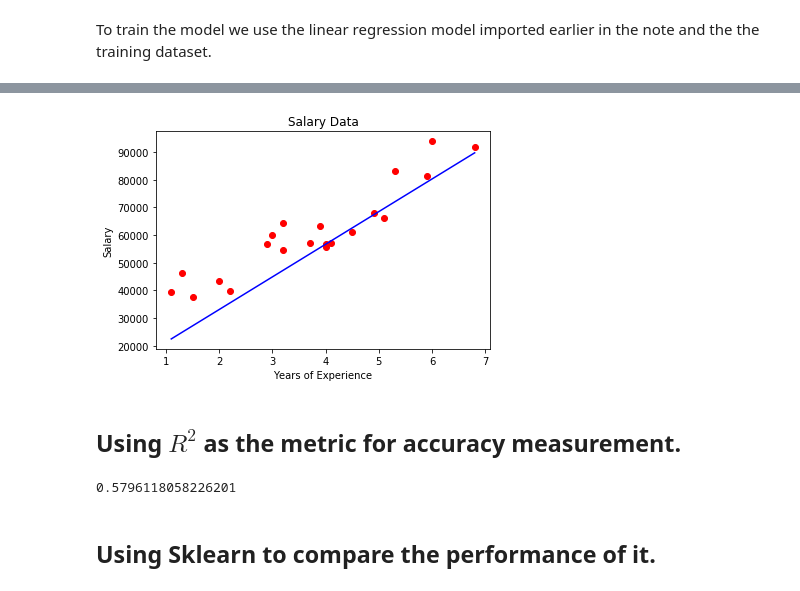
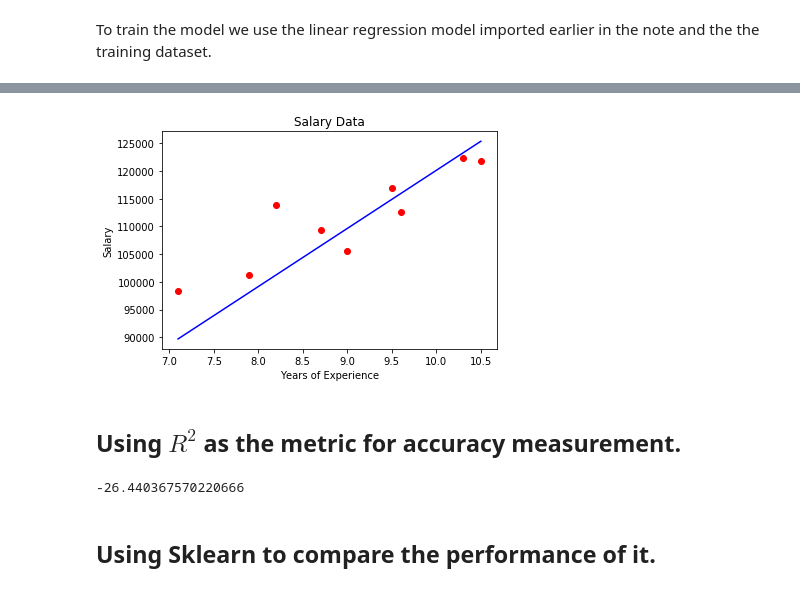
Before and after one commit to Fredpwol/LinearRegressionScratch, a Jupyter notebook: linear_model.ipynb, the cells around one changed output, grey strips where cells are left out. Cells and saved outputs as stored; diff of their text form; code cells hidden in the pictures.

```diff
--- a/linear_model.ipynb
+++ b/linear_model.ipynb
@@ -54,4 +54,4 @@ To train the model we use the linear regression model imported earlier in the no
 # %%
 model = Linear_Regressor()
 # %%
-model.train(X_train,y_train,epochs=2000,alpha=0.00001,verbose=1)
+model.train(X_train,y_train,epochs=4000,alpha=0.00001,verbose=0)
@@ -76,14 +58,14 @@ Epoch: 1999 val loss ========================> [50988081.63694988]
 # %%
 y_pred = model.predict(X_test)
 # %%
-plt.scatter(X_train,y_train,color='red')
-plt.plot(X_train,model.predict(X_train),color='blue')
+plt.scatter(X_test,y_test,color='red')
+plt.plot(X_test,y_pred,color='blue')
 plt.xlabel("Years of Experience")
 plt.ylabel("Salary")
 plt.title("Salary Data")
 plt.show()
 # %% [output]
-[figure, old version]
+[figure, new version]
 # %% [markdown]
 ## Using $R^2$ as the metric for accuracy measurement.
 # %%
@@ -95,10 +77,10 @@ def r_squared(y_true,y_pred):
     result = 1 - res_error / total_error
     return result
 # %%
-loss = r_squared(y_train,model.predict(X_train))
+loss = r_squared(y_test,y_pred)
 print(loss)
 # %% [output]
-0.5796118058226201
+-26.440367570220666
 # %% [markdown]
 ## Using Sklearn to compare the performance of it.
 # %%
```
Also changed, not shown: parts of 3 cells of this notebook.
